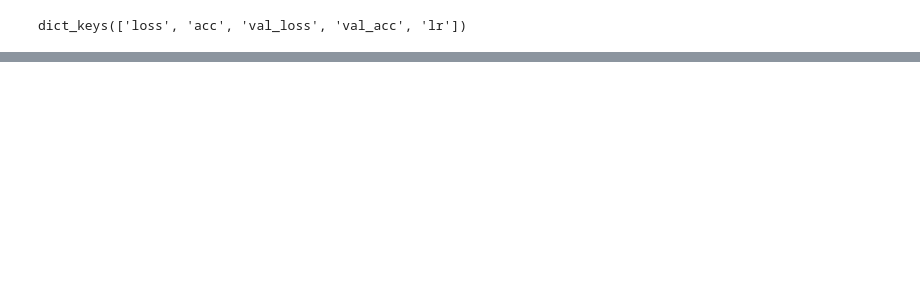
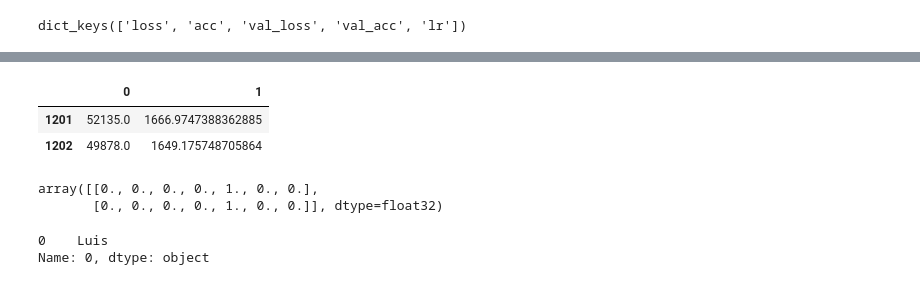
Before and after one commit to dbchango/re-id-project, a Jupyter notebook: tunner_sample.ipynb, the cells around one changed output, grey strips where cells are left out. Saved outputs shown, nothing was run; the diff lists cells and outputs as text; code cells hidden in the pictures; blank space fills up the shorter version.

```diff
--- a/tunner_sample.ipynb
+++ b/tunner_sample.ipynb
@@ -101,0 +234,24 @@ plt.show()
+# %%
+val = x_slhtt_test.iloc[1200:1202]
+val
+# %% [output]
+|  | 0 | 1 |
+| 1201 | 52135.0 | 1666.9747388362885 |
+| 1202 | 49878.0 | 1649.175748705864 |
+# %%
+y_slhtt_test[1200:1202]
+# %% [output]
+array([[0., 0., 0., 0., 1., 0., 0.],
+       [0., 0., 0., 0., 1., 0., 0.]], dtype=float32)
+# %%
+import tensorflow as tf
+from utils.IdentificationModel import IDPath
+
+model = tf.keras.models.load_model('models/own/saved_model/my_model.h5')
+image = x_rgb_test[0].reshape(1, 40, 40, 1)
+# prediction = model.predict(x=image)
+model = IDPath()
+model.identify(image)
+# %% [output]
+0    Luis
+Name: 0, dtype: object
```
Also changed, not shown: parts of 28 cells of this notebook, 8 other files.
